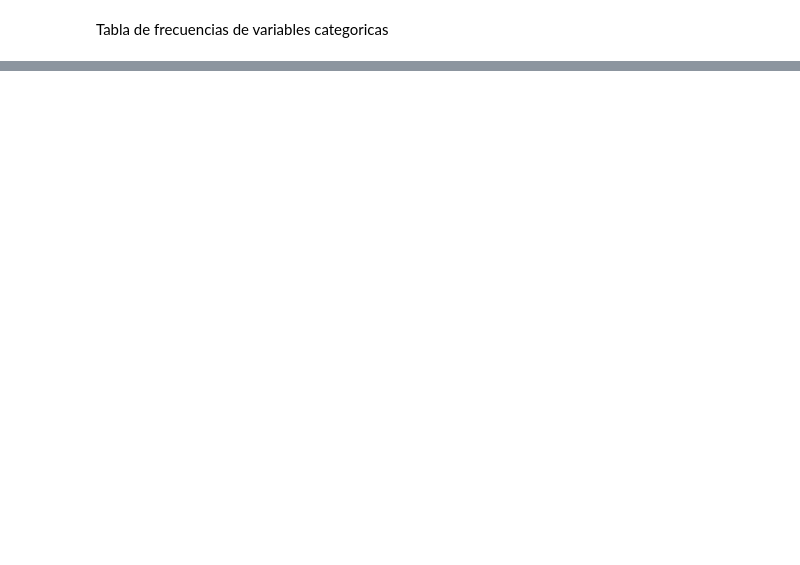
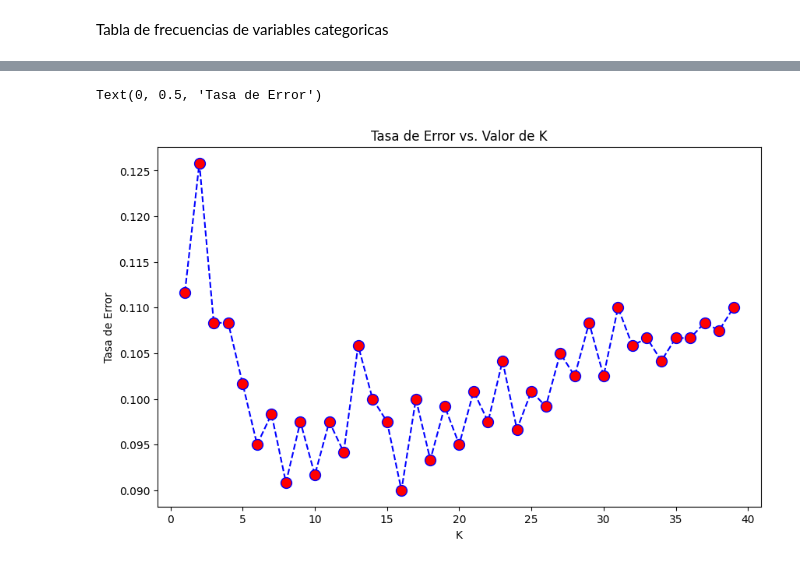
Before and after one commit to Diego2250/HT3-MD, a Jupyter notebook: hd3.ipynb, the cells around one changed output, grey strips where cells are left out. Saved outputs shown, nothing was run; the diff lists cells and outputs as text; code cells hidden in the pictures; blank space fills up the shorter version.

Commit message:
Primero 4 algoritmos implementados
Co-Authored-By: Javier Alejandro Azurdia Arrecis <78101285+jazurdia@users.noreply.github.com>

```diff
--- a/hd3.ipynb
+++ b/hd3.ipynb
@@ -222,0 +239,10 @@ df['Calidad'].value_counts().plot(kind='bar')
+# %%
+# Algoritmo KNN
+from sklearn.model_selection import train_test_split
+from sklearn.neighbors import KNeighborsClassifier
+from sklearn.metrics import confusion_matrix
+from sklearn.metrics import classification_report
+from sklearn.metrics import accuracy_score
+
+X = df.drop(columns=['Calidad_mala'])
+y = df['Calidad_mala']
@@ -222,0 +267,5 @@ df['Calidad'].value_counts().plot(kind='bar')
+# %%
+X_train, X_test, y_train, y_test = train_test_split(X, y, test_size=0.3, random_state=42)
+
+knn = KNeighborsClassifier(n_neighbors=5)
+knn.fit(X_train, y_train)
@@ -222,0 +287,20 @@ df['Calidad'].value_counts().plot(kind='bar')
+# %%
+tasa_error = []
+
+# Puede tardar un poco
+for i in range(1, 40):
+
+    knn = KNeighborsClassifier(n_neighbors = i)
+    knn.fit(X_train, y_train)
+    pred_i = knn.predict(X_test)
+    tasa_error.append(np.mean(pred_i != y_test))
+# %%
+plt.figure(figsize = (10, 6))
+plt.plot(range(1, 40), tasa_error, color = 'blue', linestyle = 'dashed', marker = 'o',
+         markerfacecolor = 'red', markersize = 10)
+plt.title('Tasa de Error vs. Valor de K')
+plt.xlabel('K')
+plt.ylabel('Tasa de Error')
+# %% [output]
+Text(0, 0.5, 'Tasa de Error')
+[figure, added]
```
Also changed, not shown: parts of 27 cells of this notebook.
